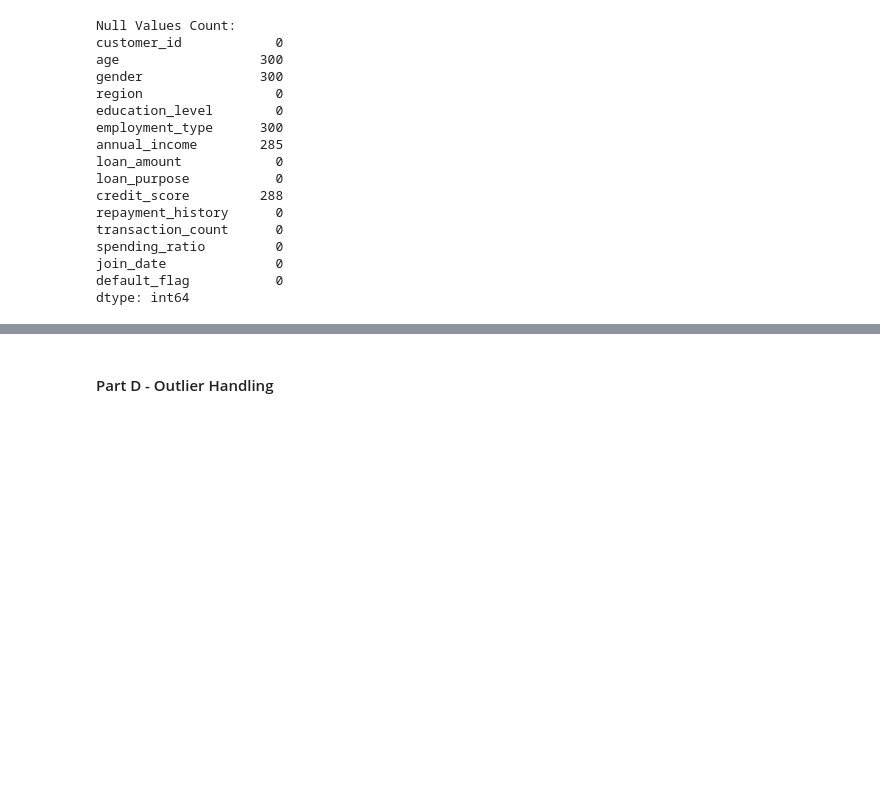
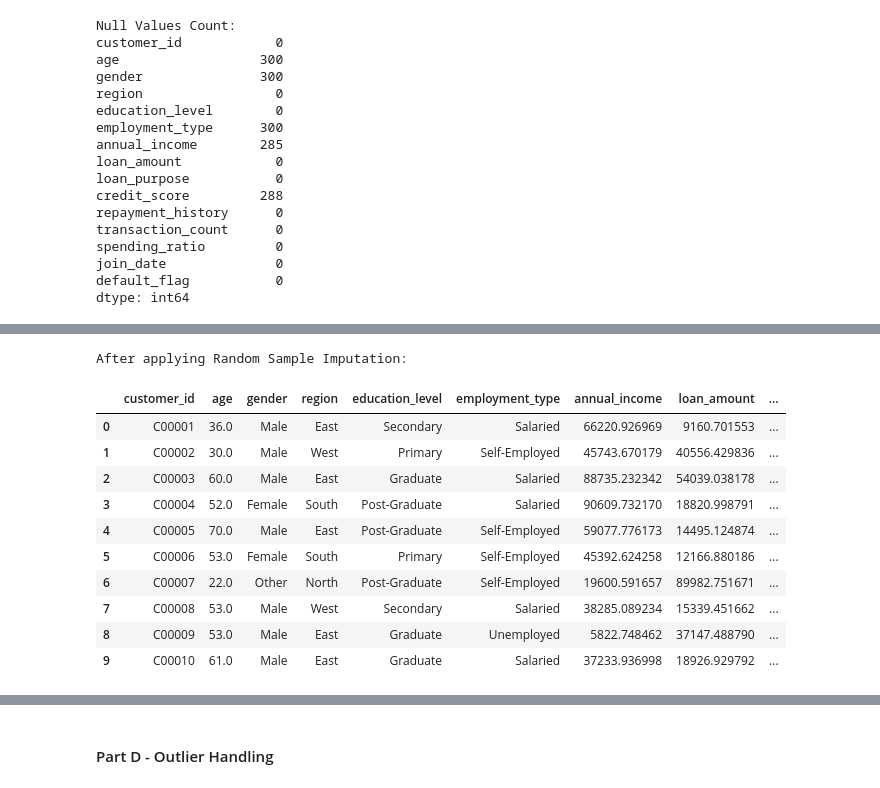
Before and after one commit to krish-desai-123/Data-Preprocessing-and-Feature-Engineering, a Jupyter notebook: Final_Project/holistic_data_preparer.ipynb, the cells around one changed output, grey strips where cells are left out. Saved outputs shown, nothing was run; the diff lists cells and outputs as text; code cells hidden in the pictures; blank space fills up the shorter version.

```diff
--- a/Final_Project/holistic_data_preparer.ipynb
+++ b/Final_Project/holistic_data_preparer.ipynb
@@ -152,0 +185,30 @@ df_missing = df[['age','gender','employment_type','annual_income','credit_score'
+# %%
+# Missing Indicator + Random Sample Imputation
+
+df_rand = df.copy()
+
+def random_sample_imp(df,col,random_state=9009):
+    np.random.seed(random_state)
+
+    null_count = df[col].isnull().sum()
+
+    if null_count > 0:
+        random_value = df[col].dropna().sample(
+            n=null_count,
+            replace=True,
+            random_state=random_state
+        ).values
+
+        df_ = df.copy()
+        df_.loc[df_[col].isnull(),col] = random_value
+
+        return df_
+    return df
+
+miss_ind = MissingIndicator(features='missing-only')
+miss_ind_array = miss_ind.fit_transform(df_rand)
+miss_ind_col = [df_rand.columns[col] + '_missing' for col in miss_ind.features_]
+df_miss_ind = pd.DataFrame(miss_ind_array.astype(int), columns=miss_ind_col)
+
+print('Missing Values: ')
+display(df_miss_ind.head())
@@ -152,0 +223,19 @@ df_missing = df[['age','gender','employment_type','annual_income','credit_score'
+# %%
+for col in df_rand.columns:
+    df_rand = random_sample_imp(df_rand,col)
+
+print('After applying Random Sample Imputation: ')
+display(df_rand.head(10))
+# %% [output]
+After applying Random Sample Imputation:
+|  | customer_id | age | gender | region | education_level | employment_type | annual_income | loan_amount | ... |
+| 0 | C00001 | 36.0 | Male | East | Secondary | Salaried | 66220.926969 | 9160.701553 | ... |
+| 1 | C00002 | 30.0 | Male | West | Primary | Self-Employed | 45743.670179 | 40556.429836 | ... |
+| 2 | C00003 | 60.0 | Male | East | Graduate | Salaried | 88735.232342 | 54039.038178 | ... |
+| 3 | C00004 | 52.0 | Female | South | Post-Graduate | Salaried | 90609.732170 | 18820.998791 | ... |
+| 4 | C00005 | 70.0 | Male | East | Post-Graduate | Self-Employed | 59077.776173 | 14495.124874 | ... |
+| 5 | C00006 | 53.0 | Female | South | Primary | Self-Employed | 45392.624258 | 12166.880186 | ... |
+| 6 | C00007 | 22.0 | Other | North | Post-Graduate | Self-Employed | 19600.591657 | 89982.751671 | ... |
+| 7 | C00008 | 53.0 | Male | West | Secondary | Salaried | 38285.089234 | 15339.451662 | ... |
+| 8 | C00009 | 53.0 | Male | East | Graduate | Unemployed | 5822.748462 | 37147.488790 | ... |
+| 9 | C00010 | 61.0 | Male | East | Graduate | Salaried | 37233.936998 | 18926.929792 | ... |
```
Also changed, not shown: parts of 7 cells of this notebook.
